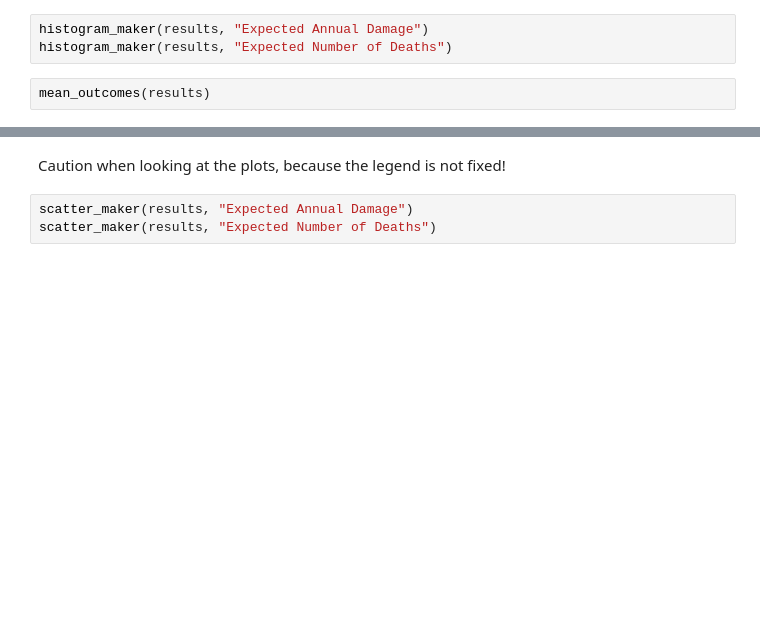
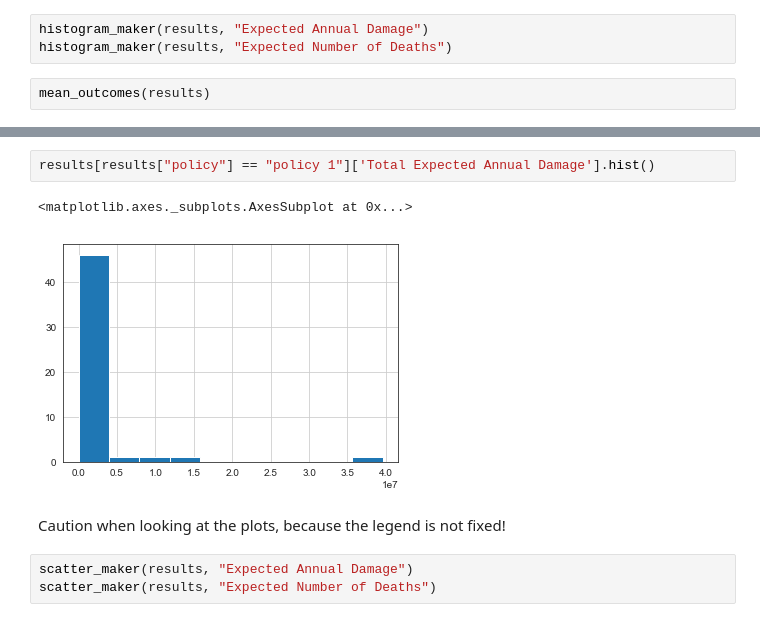
Before and after one commit to WKSu/Model-based-decision-making, a Jupyter notebook: Scenario Discovery on MORO policies.ipynb, the cells around one changed output, grey strips where cells are left out. Saved outputs shown, nothing was run; the diff lists cells and outputs as text; blank space fills up the shorter version.

```diff
--- a/Scenario Discovery on MORO policies.ipynb
+++ b/Scenario Discovery on MORO policies.ipynb
@@ -187,3 +176,8 @@ mean_outcomes(results)
+# %%
+results[results["policy"] == "policy 1"]['Total Expected Annual Damage'].hist()
+# %% [output]
+<matplotlib.axes._subplots.AxesSubplot at 0x...>
+[figure, added]
 # %% [markdown]
 Caution when looking at the plots, because the legend is not fixed!
 # %%
```
Also changed, not shown: parts of 26 cells of this notebook, 1 other file.
